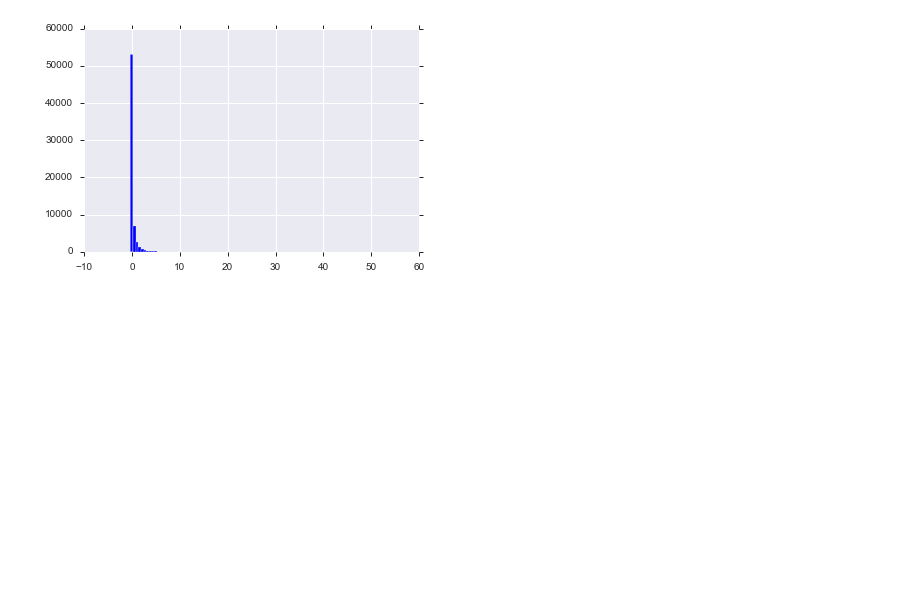
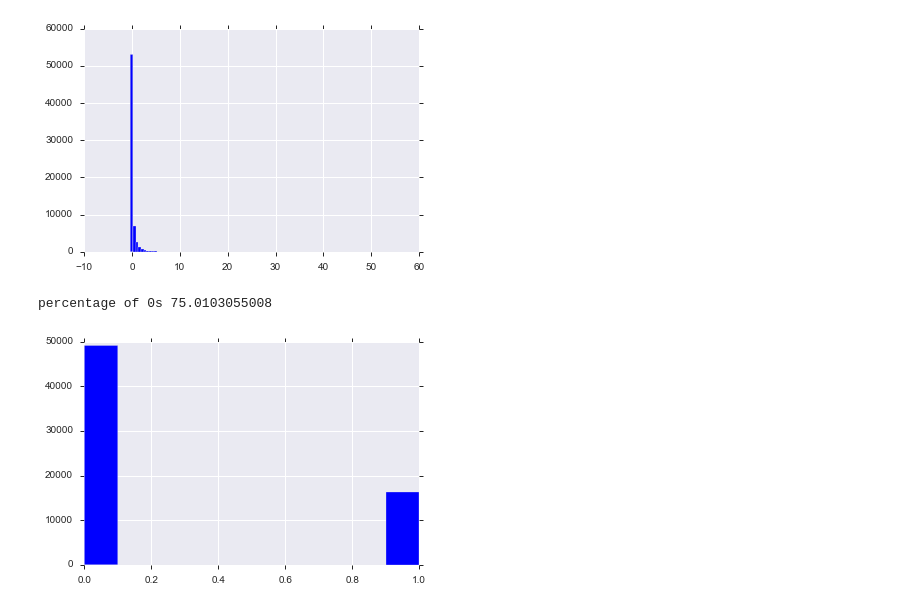
Before and after one commit to MollyZhang/mind_sumo_challenges, a Jupyter notebook: wells_fargo/data_exploration.ipynb, the cells around one changed output. Cells and saved outputs as stored; diff of their text form; code cells hidden in the pictures; blank space fills up the shorter version.

Commit message:
add binary label histogram and stats

```diff
--- a/wells_fargo/data_exploration.ipynb
+++ b/wells_fargo/data_exploration.ipynb
@@ -23,3 +23,12 @@ print "0.01%:", np.percentile(df.normal_tot_bal, 0.01)
 99.99%: 23.7167391661
 0.01%: -0.407220781347
 [figure]
+# %%
+label = df.normal_tot_bal.copy()
+label[label>=0] = 1
+label[label <0] = 0
+plt.hist(label)
+print "percentage of 0s", (len(label) - label.sum())/len(label) * 100
+# %% [output]
+percentage of 0s 75.0103055008
+[figure, added]
```
